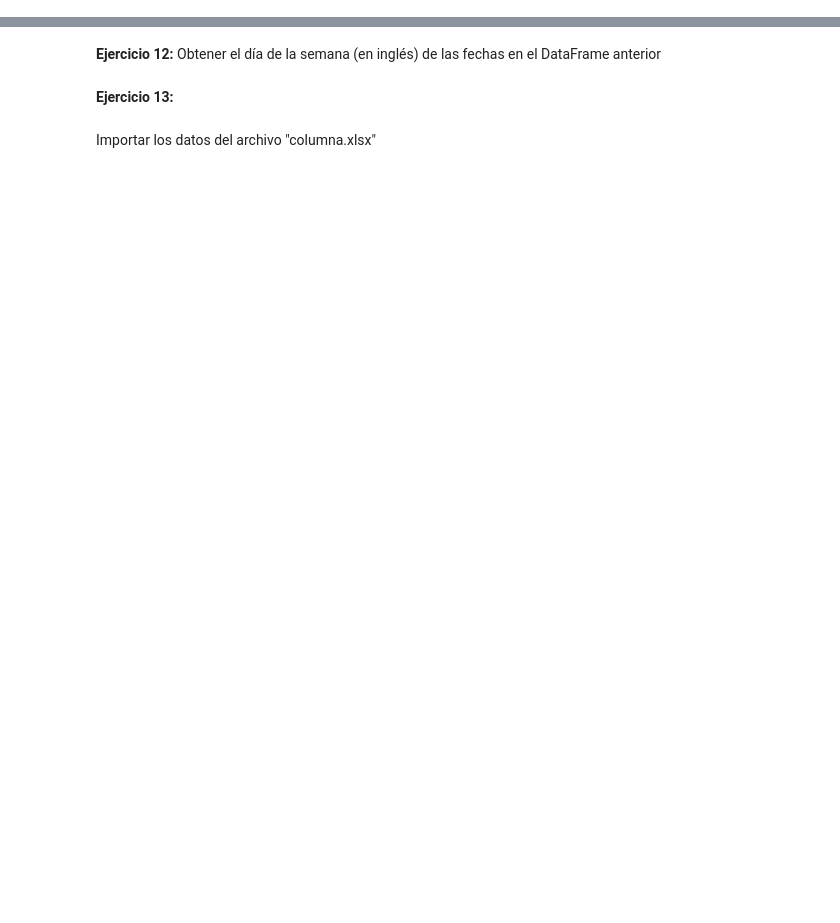
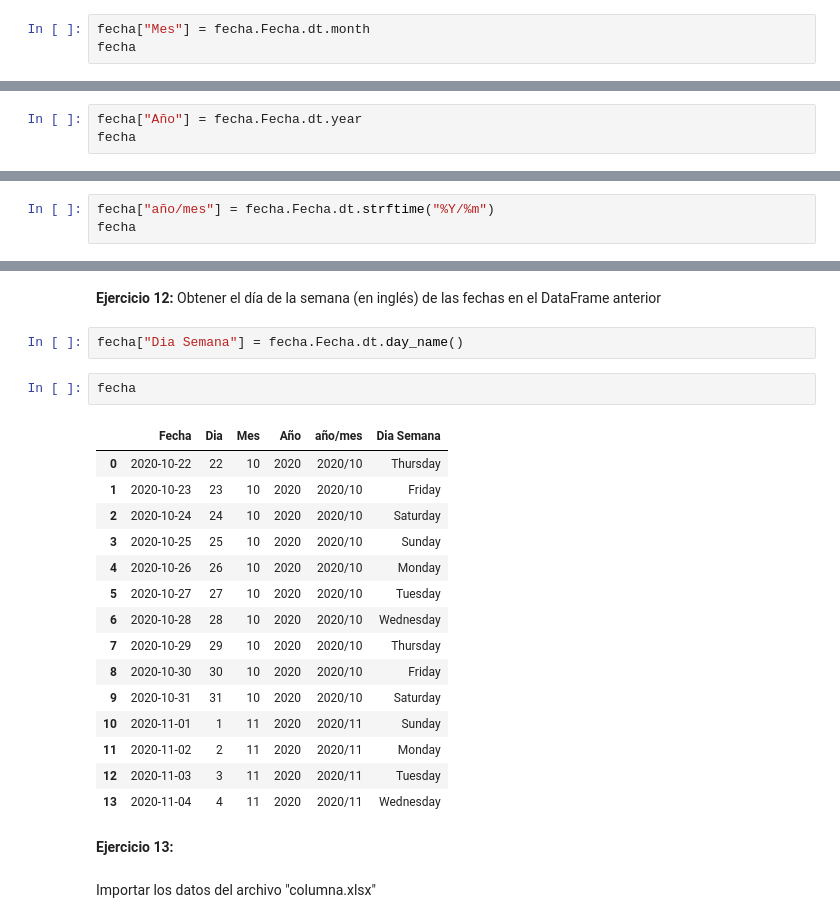
Before and after one commit to alcazarpedro/project_numpy_pandas, a Jupyter notebook: pandas_dtascience/3_Fechas/Fechas 24 ejercicios.ipynb, the cells around one changed output, grey strips where cells are left out. Cells and saved outputs as stored; diff of their text form; blank space fills up the shorter version.

Commit message:
Terminamos los ejercicios de repaso del cuaderno Fechas 24 ejercicios

```diff
--- a/pandas_dtascience/3_Fechas/Fechas 24 ejercicios.ipynb
+++ b/pandas_dtascience/3_Fechas/Fechas 24 ejercicios.ipynb
@@ -43,0 +145,3 @@ Agregar al dataframe una columna con el día, otra con el mes y finalmente una c
+# %%
+fecha["Mes"] = fecha.Fecha.dt.month
+fecha
@@ -43,0 +164,3 @@ Agregar al dataframe una columna con el día, otra con el mes y finalmente una c
+# %%
+fecha["Año"] = fecha.Fecha.dt.year
+fecha
@@ -44,2 +183,5 @@ Agregar al dataframe una columna con el día, otra con el mes y finalmente una c
 # %% [markdown]
 __Ejercicio 11:__ Obtener el año y el mes en una sola columna utilizando el indice del DataFrame anterior
+# %%
+fecha["año/mes"] = fecha.Fecha.dt.strftime("%Y/%m")
+fecha
@@ -46,5 +204,25 @@ __Ejercicio 11:__ Obtener el año y el mes en una sola columna utilizando el ind
 # %% [markdown]
 __Ejercicio 12:__ Obtener el día de la semana (en inglés) de las fechas en el DataFrame anterior
+# %%
+fecha["Dia Semana"] = fecha.Fecha.dt.day_name()
+# %%
+fecha
+# %% [output]
+|  | Fecha | Dia | Mes | Año | año/mes | Dia Semana |
+| 0 | 2020-10-22 | 22 | 10 | 2020 | 2020/10 | Thursday |
+| 1 | 2020-10-23 | 23 | 10 | 2020 | 2020/10 | Friday |
+| 2 | 2020-10-24 | 24 | 10 | 2020 | 2020/10 | Saturday |
+| 3 | 2020-10-25 | 25 | 10 | 2020 | 2020/10 | Sunday |
+| 4 | 2020-10-26 | 26 | 10 | 2020 | 2020/10 | Monday |
+| 5 | 2020-10-27 | 27 | 10 | 2020 | 2020/10 | Tuesday |
+| 6 | 2020-10-28 | 28 | 10 | 2020 | 2020/10 | Wednesday |
+| 7 | 2020-10-29 | 29 | 10 | 2020 | 2020/10 | Thursday |
+| 8 | 2020-10-30 | 30 | 10 | 2020 | 2020/10 | Friday |
+| 9 | 2020-10-31 | 31 | 10 | 2020 | 2020/10 | Saturday |
+| 10 | 2020-11-01 | 1 | 11 | 2020 | 2020/11 | Sunday |
+| 11 | 2020-11-02 | 2 | 11 | 2020 | 2020/11 | Monday |
+| 12 | 2020-11-03 | 3 | 11 | 2020 | 2020/11 | Tuesday |
+| 13 | 2020-11-04 | 4 | 11 | 2020 | 2020/11 | Wednesday |
 # %% [markdown]
 __Ejercicio 13:__
 # %% [markdown]
```
Also changed, not shown: parts of 45 cells of this notebook.
